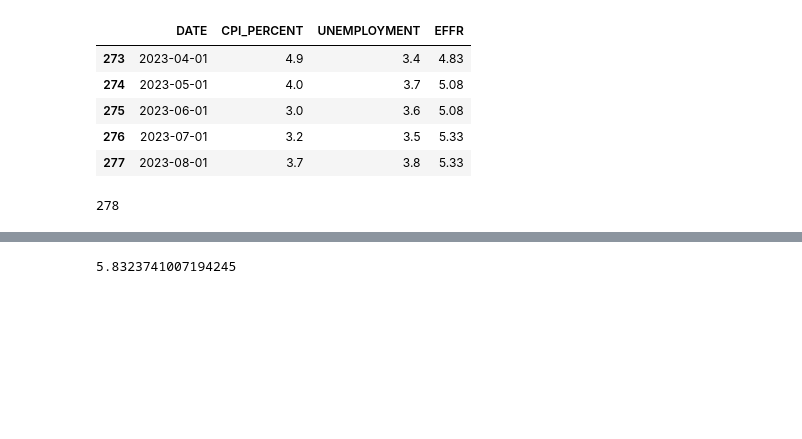
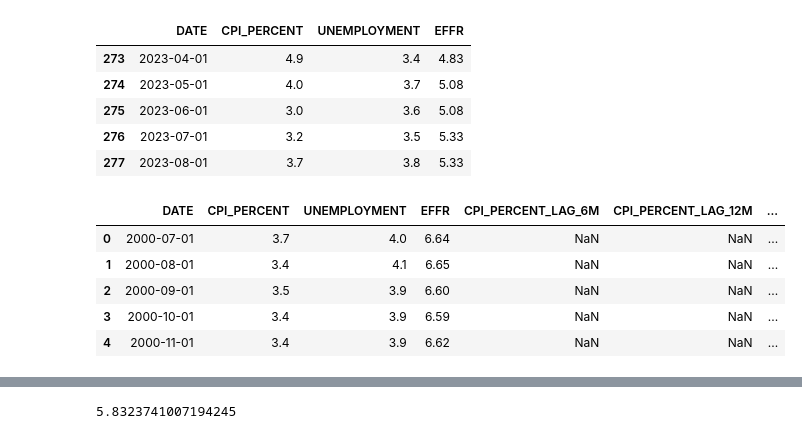
Before and after one commit to himalayahall/DATA608, a Jupyter notebook: Story 2/Story2.ipynb, the cells around one changed output, grey strips where cells are left out. Cells and saved outputs as stored; diff of their text form; code cells hidden in the pictures; blank space fills up the shorter version.

```diff
--- a/Story 2/Story2.ipynb
+++ b/Story 2/Story2.ipynb
@@ -79,9 +80,15 @@ merged.tail()
 | 276 | 2023-07-01 | 3.2 | 3.5 | 5.33 |
 | 277 | 2023-08-01 | 3.7 | 3.8 | 5.33 |
 # %%
-print(len(merged))
-cpi_on_target = merged[merged['CPI_PERCENT'] <= 2.0]
-unemp_on_target = merged[merged['UNEMPLOYMENT'] <= 4.0]
-# print(f'CPI on target: {cpi_on_target}, %CPI on target: {round(cpi_on_target / len(merged), 2)}, Unemployment on target: {unemp_on_target}, %Unemployment on target: {round(unemp_on_target / len(merged), 2)}')
+merged['CPI_PERCENT_LAG_6M'] = merged['CPI_PERCENT'].shift(6)
+merged['CPI_PERCENT_LAG_12M'] = merged['CPI_PERCENT'].shift(12)
+merged['UNEMPLOYMENT_LAG_6M'] = merged['UNEMPLOYMENT'].shift(6)
+merged['UNEMPLOYMENT_LAG_12M'] = merged['UNEMPLOYMENT'].shift(12)
+merged.head()
 # %% [output]
-278
+|  | DATE | CPI_PERCENT | UNEMPLOYMENT | EFFR | CPI_PERCENT_LAG_6M | CPI_PERCENT_LAG_12M | ... |
+| 0 | 2000-07-01 | 3.7 | 4.0 | 6.64 | NaN | NaN | ... |
+| 1 | 2000-08-01 | 3.4 | 4.1 | 6.65 | NaN | NaN | ... |
+| 2 | 2000-09-01 | 3.5 | 3.9 | 6.60 | NaN | NaN | ... |
+| 3 | 2000-10-01 | 3.4 | 3.9 | 6.59 | NaN | NaN | ... |
+| 4 | 2000-11-01 | 3.4 | 3.9 | 6.62 | NaN | NaN | ... |
```
Also changed, not shown: parts of 11 cells of this notebook.
